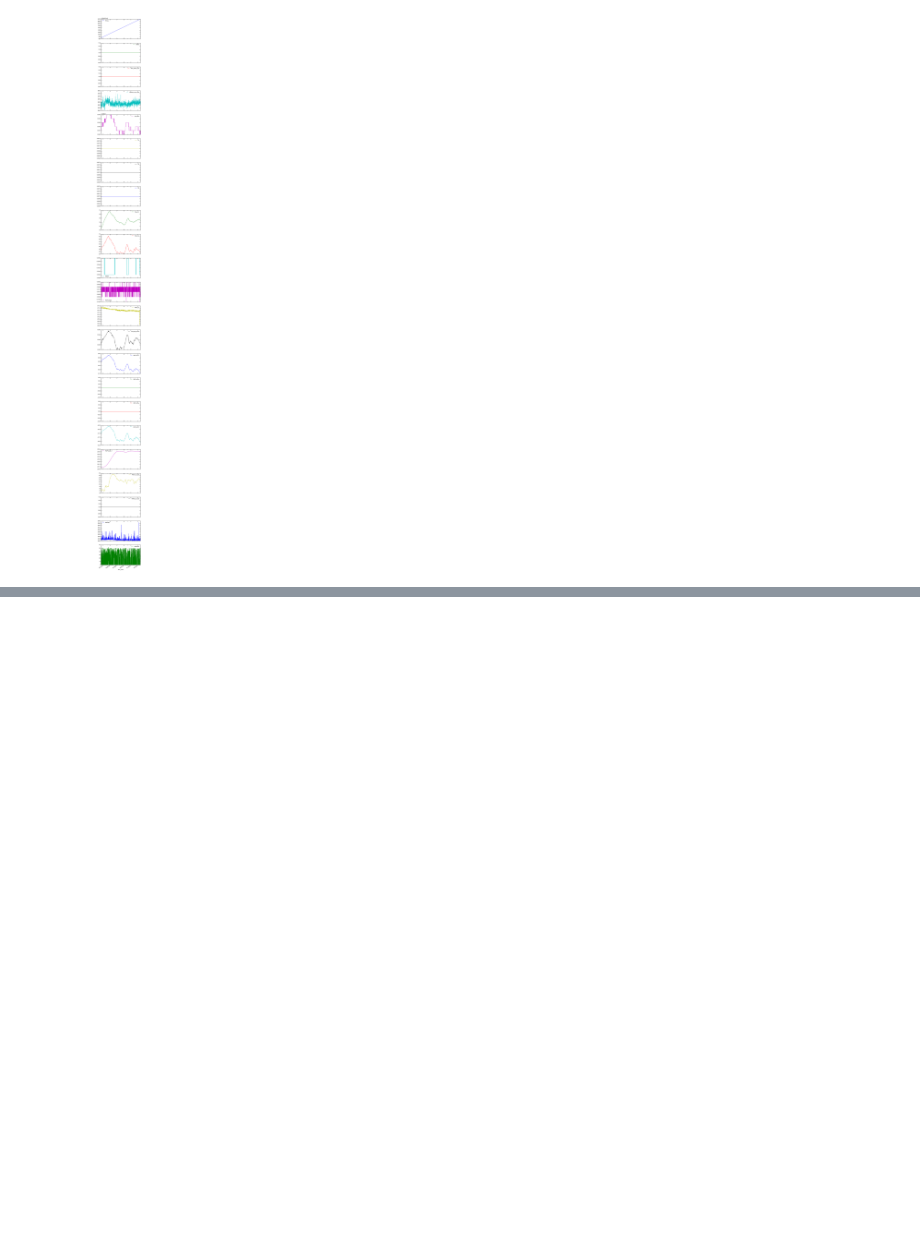
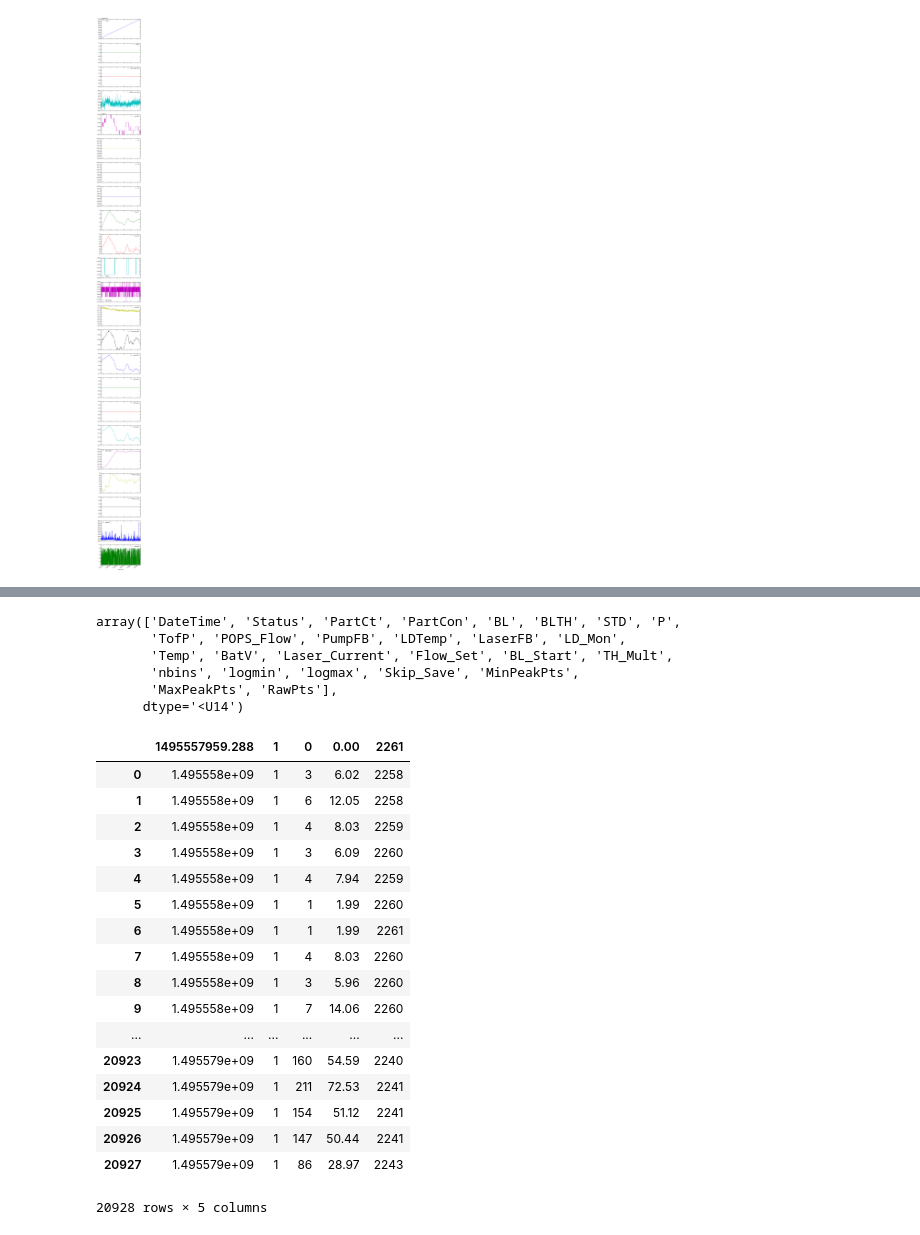
Before and after one commit to wblumberg/atm-py, a Jupyter notebook: examples/instruments_POPS_housekeeping.ipynb, the cells around one changed output, grey strips where cells are left out. Drawn from its saved outputs; the diff is of its cells as text; code cells hidden in the pictures; blank space fills up the shorter version.

```diff
--- a/examples/instruments_POPS_housekeeping.ipynb
+++ b/examples/instruments_POPS_housekeeping.ipynb
@@ -36,0 +80,14 @@ out = hk.plot_all()
+# %%
+col_names = pd.read_csv(fname, sep=',', nrows=1, header=None,
+                         #             index_col=1,
+                         #             usecols=np.arange()
+                         ).values[0][:-1].astype(str)
+col_names = np.char.strip(col_names)
+col_names
+# %% [output]
+array(['DateTime', 'Status', 'PartCt', 'PartCon', 'BL', 'BLTH', 'STD', 'P',
+       'TofP', 'POPS_Flow', 'PumpFB', 'LDTemp', 'LaserFB', 'LD_Mon',
+       'Temp', 'BatV', 'Laser_Current', 'Flow_Set', 'BL_Start', 'TH_Mult',
+       'nbins', 'logmin', 'logmax', 'Skip_Save', 'MinPeakPts',
+       'MaxPeakPts', 'RawPts'],
+      dtype='<U14')
@@ -36,0 +114,23 @@ out = hk.plot_all()
+# %%
+col_names = pd.read_csv(fname, sep=',', nrows=1, header=None).values[0][:-1].astype(str)
+col_names = np.char.strip(col_names)
+pd.read_csv(fname, usecols=range(5), skiprows=1, )
+# %% [output]
+|  | 1495557959.288 | 1 | 0 | 0.00 | 2261 |
+| 0 | 1.495558e+09 | 1 | 3 | 6.02 | 2258 |
+| 1 | 1.495558e+09 | 1 | 6 | 12.05 | 2258 |
+| 2 | 1.495558e+09 | 1 | 4 | 8.03 | 2259 |
+| 3 | 1.495558e+09 | 1 | 3 | 6.09 | 2260 |
+| 4 | 1.495558e+09 | 1 | 4 | 7.94 | 2259 |
+| 5 | 1.495558e+09 | 1 | 1 | 1.99 | 2260 |
+| 6 | 1.495558e+09 | 1 | 1 | 1.99 | 2261 |
+| 7 | 1.495558e+09 | 1 | 4 | 8.03 | 2260 |
+| 8 | 1.495558e+09 | 1 | 3 | 5.96 | 2260 |
+| 9 | 1.495558e+09 | 1 | 7 | 14.06 | 2260 |
+| ... | ... | ... | ... | ... | ... |
+| 20923 | 1.495579e+09 | 1 | 160 | 54.59 | 2240 |
+| 20924 | 1.495579e+09 | 1 | 211 | 72.53 | 2241 |
+| 20925 | 1.495579e+09 | 1 | 154 | 51.12 | 2241 |
+| 20926 | 1.495579e+09 | 1 | 147 | 50.44 | 2241 |
+| 20927 | 1.495579e+09 | 1 | 86 | 28.97 | 2243 |
+20928 rows × 5 columns
```
Also changed, not shown: parts of 8 cells of this notebook, 3 other files.
